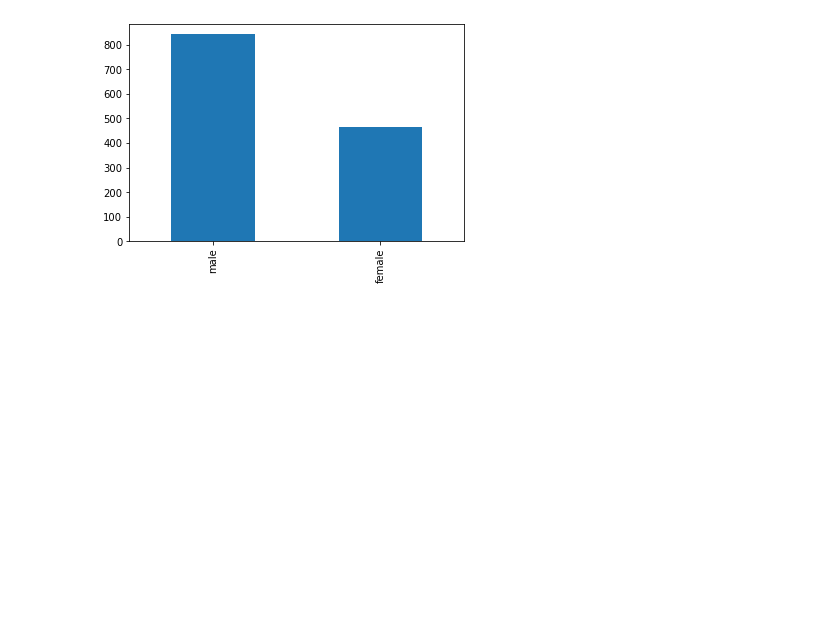
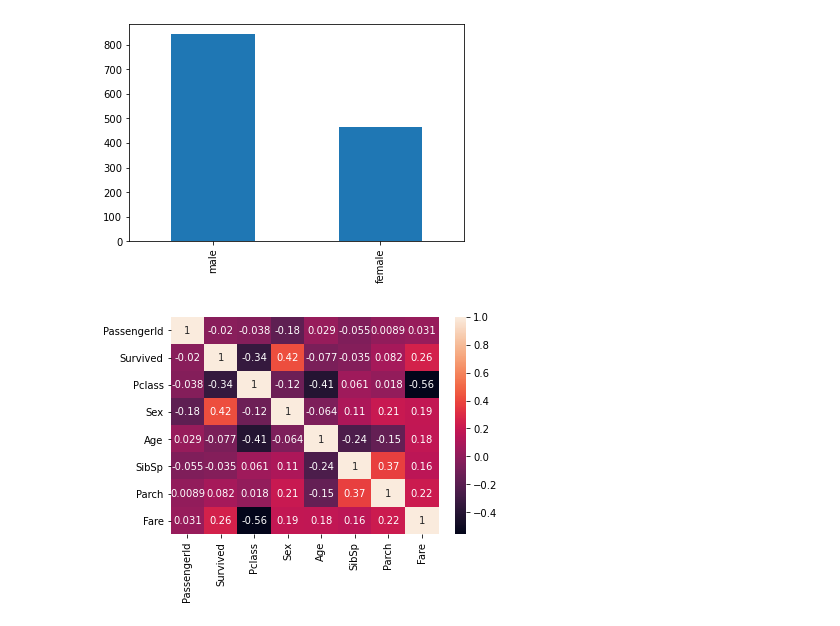
Before and after one commit to hentt30/EDA-titanic-dataset, a Jupyter notebook: exploratory_analysis.ipynb, the cells around one changed output. Saved outputs shown, nothing was run; the diff lists cells and outputs as text; code cells hidden in the pictures; blank space fills up the shorter version.

Commit message:
Adding analysis with correlation coefficient

```diff
--- a/exploratory_analysis.ipynb
+++ b/exploratory_analysis.ipynb
@@ -50,3 +51,16 @@ titanic_df["Sex"].value_counts().plot(kind='bar')
 fig.savefig('./assets/sex_histogram.png')
 # %% [output]
 [figure]
+# %%
+## One hot encoding with sex
+titanic_df["Sex"]=titanic_df["Sex"].apply(lambda x: 1 if x == "female" else 0)
+# %%
+## make correlation matrix
+correlation_matrix = titanic_df.corr()
+# %%
+## Plot correlation matrix
+sn.heatmap(correlation_matrix,annot=True)
+plt.savefig('./assets/correlation_matrix.png')
+plt.show()
+# %% [output]
+[figure, added]
```
Also changed, not shown: parts of 1 cell of this notebook, 2 other files.
